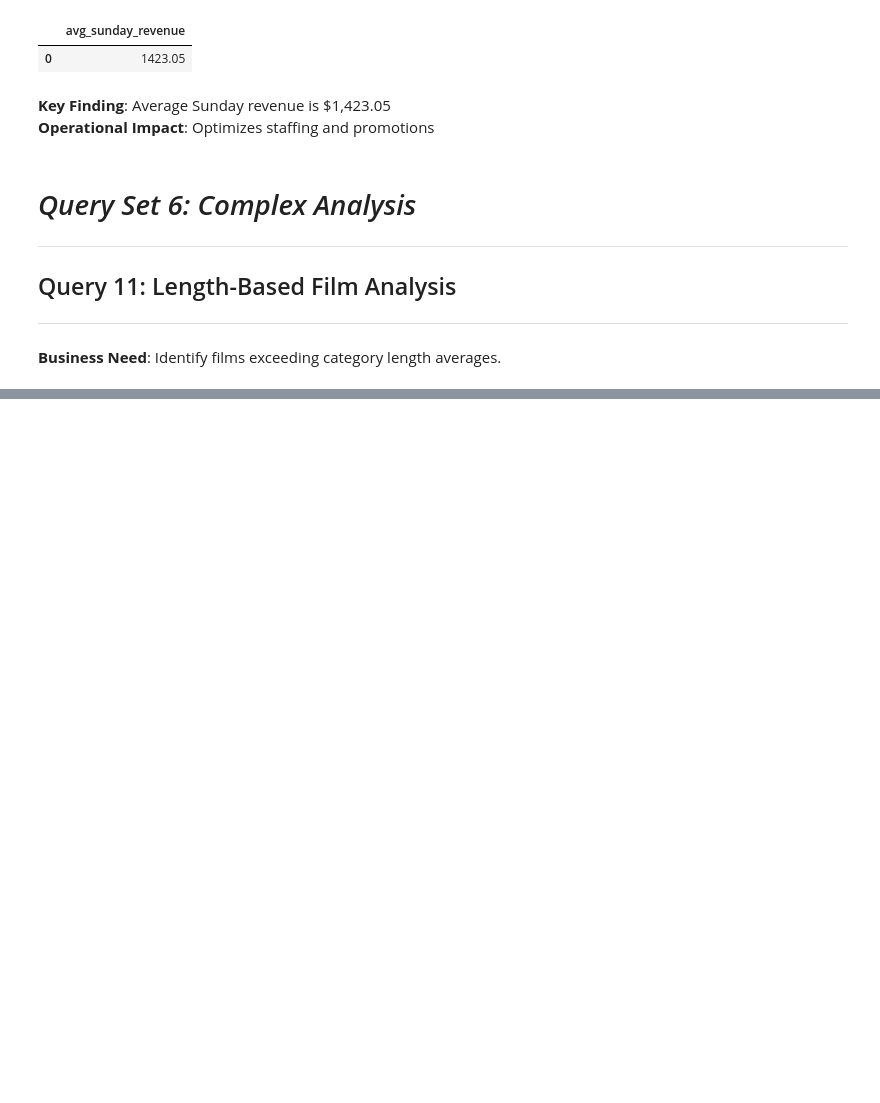
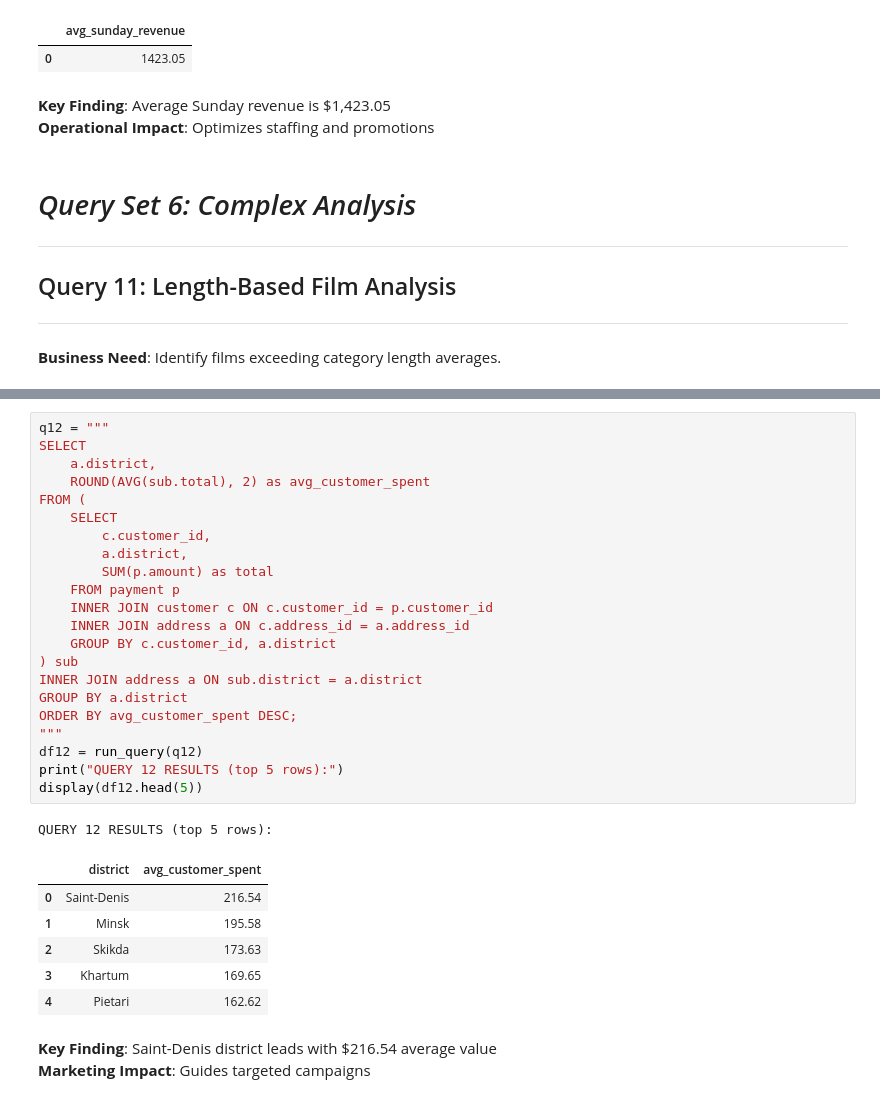
Before and after one commit to dr-ridwanoladipo/sql_business_analysis, a Jupyter notebook: business_analysis.ipynb, the cells around one changed output, grey strips where cells are left out. Drawn from its saved outputs; the diff is of its cells as text; blank space fills up the shorter version.

Commit message:
district value analysis

```diff
--- a/business_analysis.ipynb
+++ b/business_analysis.ipynb
@@ -426,0 +459,33 @@ QUERY 10 RESULTS:
+# %%
+q12 = """
+SELECT
+    a.district,
+    ROUND(AVG(sub.total), 2) as avg_customer_spent
+FROM (
+    SELECT
+        c.customer_id,
+        a.district,
+        SUM(p.amount) as total
+    FROM payment p
+    INNER JOIN customer c ON c.customer_id = p.customer_id
+    INNER JOIN address a ON c.address_id = a.address_id
+    GROUP BY c.customer_id, a.district
+) sub
+INNER JOIN address a ON sub.district = a.district
+GROUP BY a.district
+ORDER BY avg_customer_spent DESC;
+"""
+df12 = run_query(q12)
+print("QUERY 12 RESULTS (top 5 rows):")
+display(df12.head(5))
+# %% [output]
+QUERY 12 RESULTS (top 5 rows):
+|  | district | avg_customer_spent |
+| 0 | Saint-Denis | 216.54 |
+| 1 | Minsk | 195.58 |
+| 2 | Skikda | 173.63 |
+| 3 | Khartum | 169.65 |
+| 4 | Pietari | 162.62 |
+# %% [markdown]
+**Key Finding**: Saint-Denis district leads with $216.54 average value
+**Marketing Impact**: Guides targeted campaigns
```
Also changed, not shown: parts of 3 cells of this notebook.
